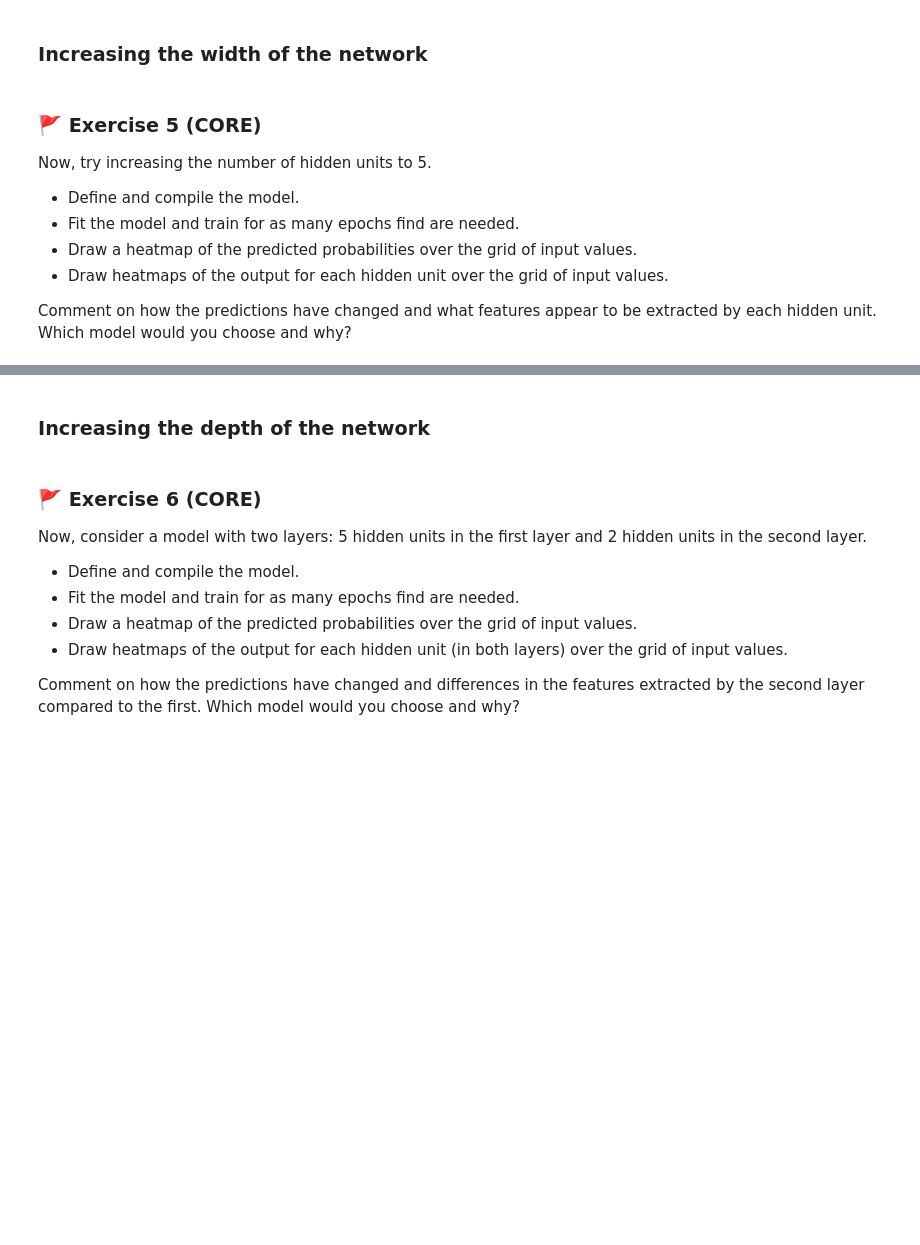
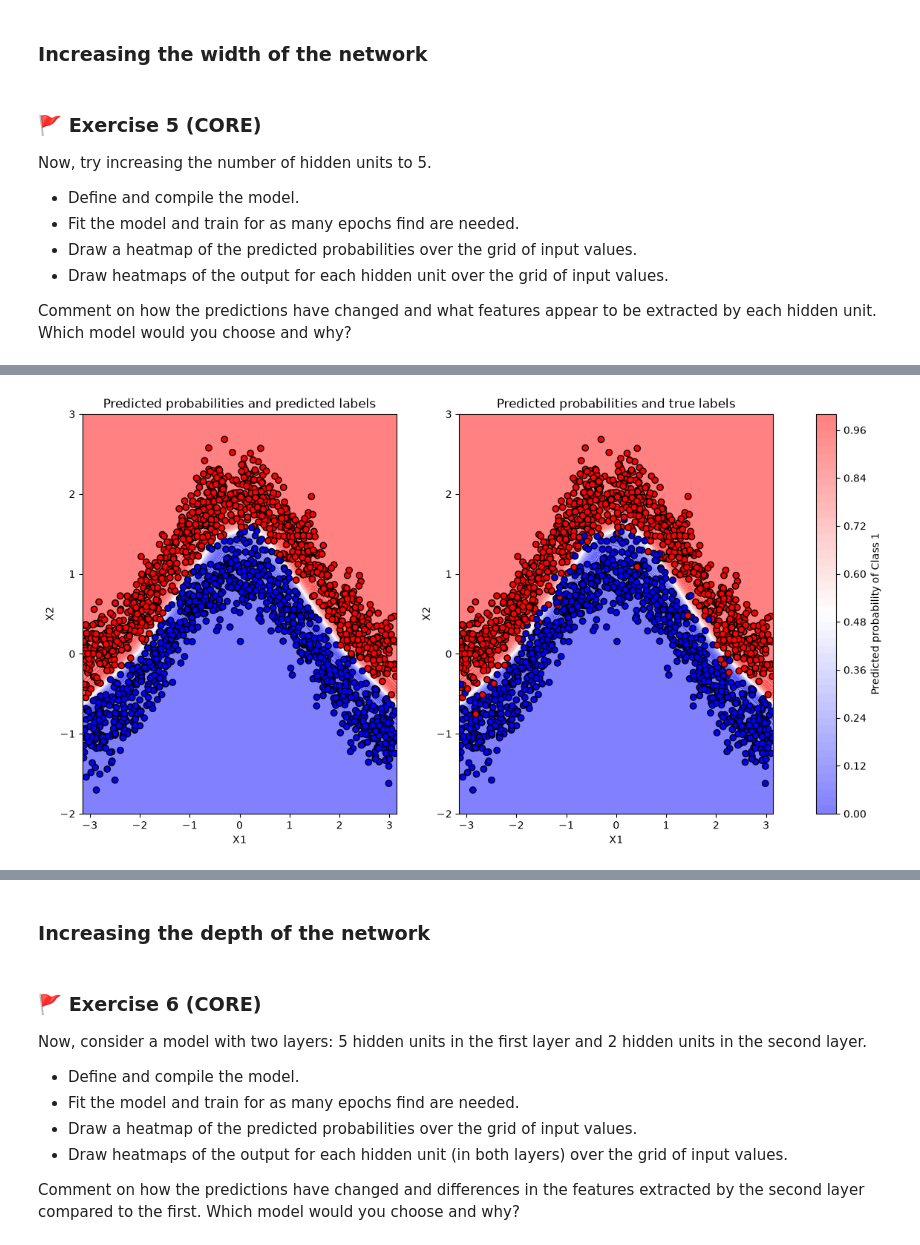
Before and after one commit to thomasvsinclair/ml-workshops, a Jupyter notebook: WS9/mlp_week09.ipynb, the cells around one changed output, grey strips where cells are left out. Saved outputs shown, nothing was run; the diff lists cells and outputs as text; code cells hidden in the pictures; blank space fills up the shorter version.

```diff
--- a/WS9/mlp_week09.ipynb
+++ b/WS9/mlp_week09.ipynb
@@ -276,6 +448,16 @@ In the code below, we create a keras model for the mapping of the inputs to the
 
 (This requires us to have fit the model well enough, you may have to train the model for more epochs!)
 # %%
+model_hidden2.compile( # NEEDED TO BE ADDED TO TRAIN FOR MORE EPOCHS
+    loss='binary_crossentropy', # or loss=keras.losses.BinaryCrossentropy(from_logits=False),
+    optimizer='adam', # or  optimizer=keras.optimizers.Adam(learning_rate=1e-3),
+    metrics=[
+       keras.metrics.BinaryAccuracy(name='accuracy'),
+    ],
+)
+
+model_hidden2.fit(X_train, y_train,epochs=200)
+
 # Extract the output of the hidden layer
 hidden_layer_model = keras.Model(inputs=model_hidden2.input, outputs=model_hidden2.layers[1].output)
 
@@ -324,3 +533,89 @@ Now, try increasing the number of hidden units to 5.
 Comment on how the predictions have changed and what features appear to be extracted by each hidden unit. Which model would you choose and why?
 # %%
 # Code for your answer here!
+
+input_layer = keras.Input(shape=(D,))
+hidden_layer = keras.layers.Dense(5, activation='relu')(input_layer)
+output_layer = keras.layers.Dense(1, activation='sigmoid')(hidden_layer)
+model_hidden3 = keras.Model(inputs=input_layer, outputs=output_layer)
+model_hidden3.summary()
+
+model_hidden3.compile( # NEEDED TO BE ADDED TO TRAIN FOR MORE EPOCHS
+    loss='binary_crossentropy', # or loss=keras.losses.BinaryCrossentropy(from_logits=False),
+    optimizer='adam', # or  optimizer=keras.optimizers.Adam(learning_rate=1e-3),
+    metrics=[
+       keras.metrics.BinaryAccuracy(name='accuracy'),
+    ],
+)
+
+model_hidden3.fit(X_train, y_train,epochs=200)
+
+
+
+# Create a grid to plot probabilities
+X_grid1, X_grid2 = np.meshgrid(np.linspace(-np.pi, np.pi, 100), np.linspace(-2, 3, 100))
+X_grid = np.column_stack([X_grid1.ravel(), X_grid2.ravel()])
+
+# Predict probabilities on grid
+y_pred_prob_lr = model_hidden3.predict(X_grid)
+
+# Predict probabilities for training points and predict a label
+y_pred_prob_train = model_hidden3.predict(X_train)
+y_train_pred_lr = (y_pred_prob_train >= 0.5).astype(int)
+
+# # Draw a heatmap of the predicted probabilities
+fig, ax = plt.subplots(1, 2, figsize=(15, 7))
+
+prob_plot = ax[0].contourf(
+    X_grid1, X_grid2,
+    y_pred_prob_lr.reshape(X_grid1.shape),
+    levels=50, cmap="bwr", alpha=0.5
+)
+ax[0].scatter(X_train[:, 0], X_train[:, 1], c=y_train_pred_lr, cmap="bwr", edgecolor="k")
+ax[0].set_xlabel("X1")
+ax[0].set_ylabel("X2")
+ax[0].set_title("Predicted probabilities and predicted labels")
+
+ax[1].contourf(
+    X_grid1, X_grid2,
+    y_pred_prob_lr.reshape(X_grid1.shape),
+    levels=50, cmap="bwr", alpha=0.5
+)
+ax[1].scatter(X_train[:, 0], X_train[:, 1], c=y_train, cmap="bwr", edgecolor="k")
+ax[1].set_xlabel("X1")
+ax[1].set_ylabel("X2")
+ax[1].set_title("Predicted probabilities and true labels")
+
+fig.colorbar(prob_plot, ax=ax, label="Predicted probability of Class 1")
+plt.show()
+
+
+
+# Extract the output of the hidden layer
+hidden_layer_model = keras.Model(inputs=model_hidden3.input, outputs=model_hidden3.layers[1].output)
+
+# Hidden output for the observed training data
+z =hidden_layer_model(X_train)
+# Convert to numpy array
+z = z.numpy()
+
+# Hidden output for the grid
+z_grid =hidden_layer_model(X_grid)
+# Convert to numpy array
+z_grid = z_grid.numpy()
+
+# Draw a heatmap of the output of the hidden layer neurons
+fig, ax = plt.subplots(1, 5, figsize=(15, 6))
+for i in range(5):
+    vmin= min(z[:,i].min(), z_grid[:,i].min())
+    vmax= max(z[:,i].max(), z_grid[:,i].max())
+    ax[i].contourf(X_grid1, X_grid2, z_grid[:,i].reshape(X_grid1.shape), levels=50, cmap='Blues', vmin=vmin, vmax=vmax)
+    ax[i].scatter(X_train[:,0], X_train[:,1], c=z[:,i], cmap='Blues', edgecolor='k',vmin=vmin, vmax=vmax)
+    ax[i].set_xlabel('X1')
+    ax[i].set_ylabel('X2')
+    ax[i].set_title(f'Hidden Layer Neuron {i+1} Output')
+    cbar = plt.colorbar(ax[i].collections[0], ax=ax[i])
+    cbar.set_label(f'Output of Neuron {i+1}')
+fig.tight_layout()
+plt.show()
+# %% [output]
@@ -326,0 +652 @@ Comment on how the predictions have changed and what features appear to be extra
+[figure, added]
```
Also changed, not shown: parts of 21 cells of this notebook.
